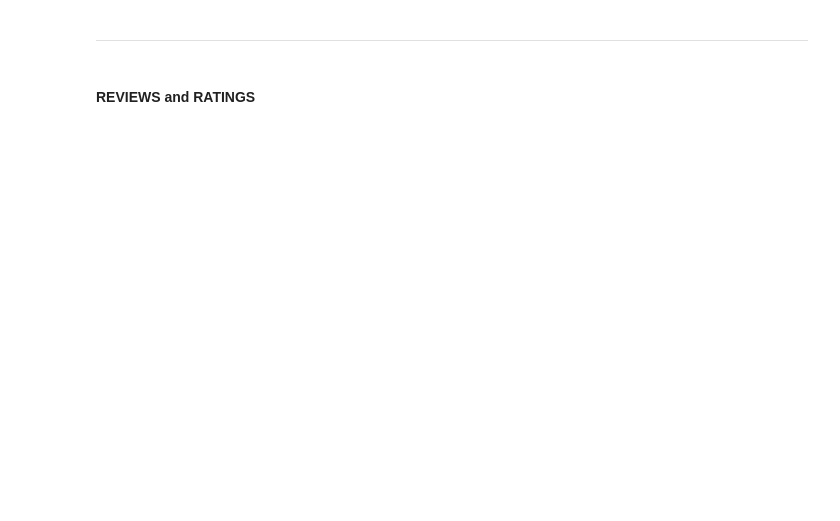
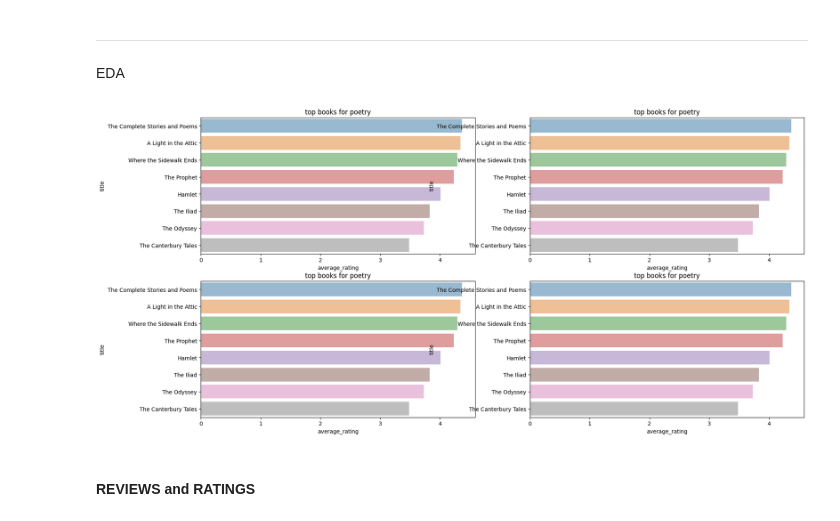
Before and after one commit to ninamamaeva/recommendation_engine, a Jupyter notebook: Untitled.ipynb, the cells around one changed output. Drawn from its saved outputs; the diff is of its cells as text; code cells hidden in the pictures; blank space fills up the shorter version.

Commit message:
top books

```diff
--- a/Untitled.ipynb
+++ b/Untitled.ipynb
@@ -111,2 +128,35 @@ AttributeError: 'Text' object has no property 'text_reviews_count'
 # %% [markdown]
 ---
+# %% [markdown]
+EDA
+# %%
+#Top books:
+# [genre1, genre2, etc], each one is a df
+def plot_top_books(dfs):
+    all_top_books = []
+
+    for df in dfs:
+        top_books = df[df['ratings_count'] > 100000]
+        top_books = top_books.sort_values(by='average_rating', ascending=False).head(20)
+        all_top_books.append(top_books)
+
+    '''Plots the top books'''
+    rows = 2
+    cols = 2
+
+    f, axs = plt.subplots(nrows = rows, ncols = cols, figsize = (20, 10))
+    plt.subplots_adjust(hspace = 0.2, wspace = 0.2)
+
+    count = 0
+    for r in range(rows):
+        for c in range(cols):
+            kwargs = {'alpha':0.5}
+            sns.barplot(x = all_top_books[count]["average_rating"], y = all_top_books[count]['title'],data = all_top_books[count], ax = axs[r,c], **kwargs)
+            axs[r,c].set_title('top books for ' + dfs[count]['genre'].iloc[0])
+            count += 1
+            # axs[r,c].set_xtickslabels(dfs, rotation = 60) set x-ticks labesls
+    plt.show()
+
+plot_top_books(dfs_1)
+# %% [output]
+[figure, added]
```
Also changed, not shown: parts of 9 cells of this notebook.
